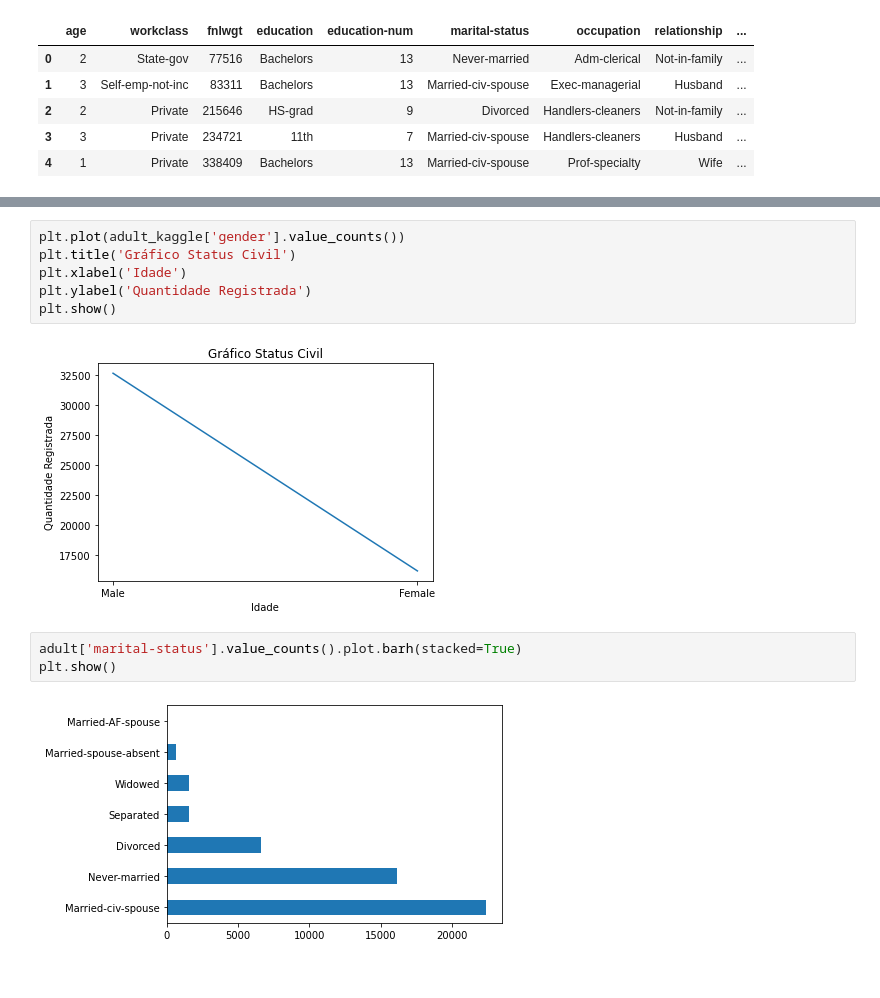
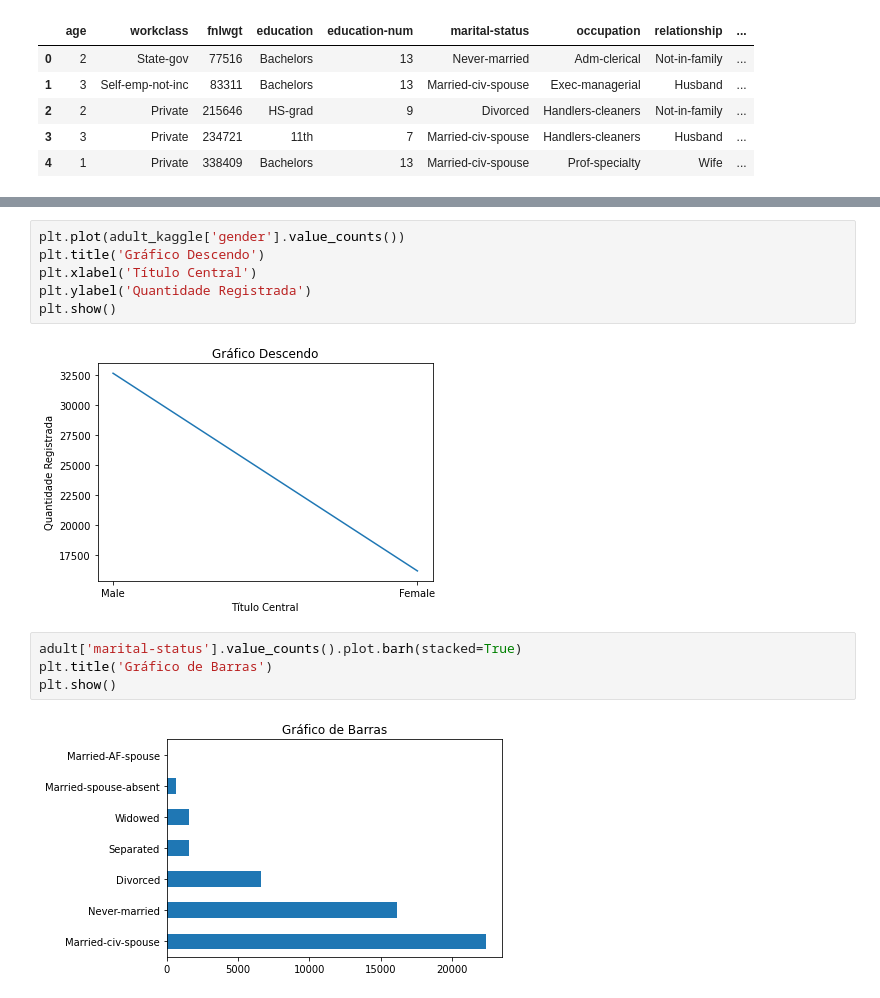
Before and after one commit to leonardojupiter/ciencia-de-dados-adult, a Jupyter notebook: ciencia_de_dados_adult.ipynb, the cells around one changed output, grey strips where cells are left out. Cells and saved outputs as stored; diff of their text form.

```diff
--- a/ciencia_de_dados_adult.ipynb
+++ b/ciencia_de_dados_adult.ipynb
@@ -126,15 +128,16 @@ adult_kaggle.head()
 # %%
 plt.plot(adult_kaggle['gender'].value_counts())
-plt.title('Gráfico Status Civil')
-plt.xlabel('Idade')
+plt.title('Gráfico Descendo')
+plt.xlabel('Título Central')
 plt.ylabel('Quantidade Registrada')
 plt.show()
 # %% [output]
-[figure, old version]
+[figure, new version]
 # %%
 adult['marital-status'].value_counts().plot.barh(stacked=True)
+plt.title('Gráfico de Barras')
 plt.show()
 # %% [output]
-[figure, old version]
+[figure, new version]
 # %%
 adult['education-num'].plot(kind='hist')
```
Also changed, not shown: parts of 9 cells of this notebook.
